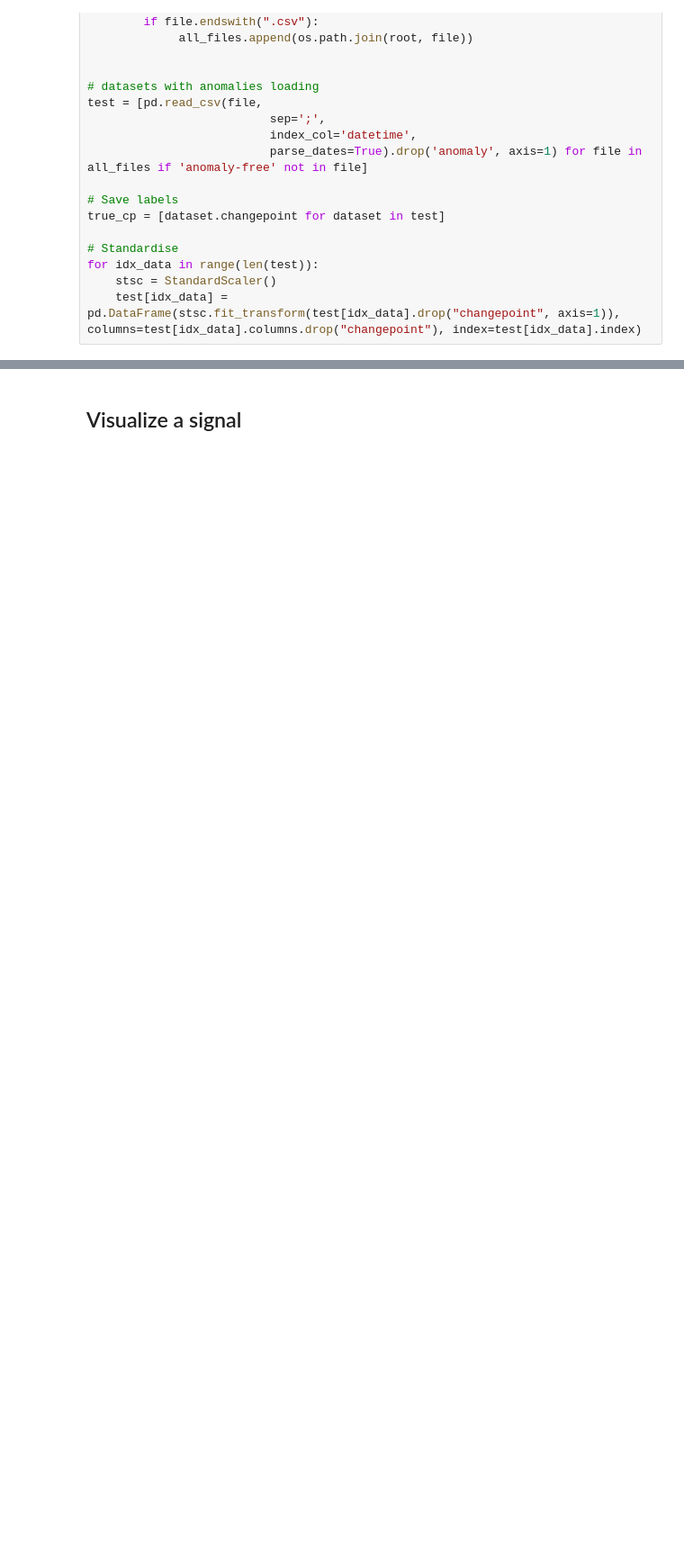
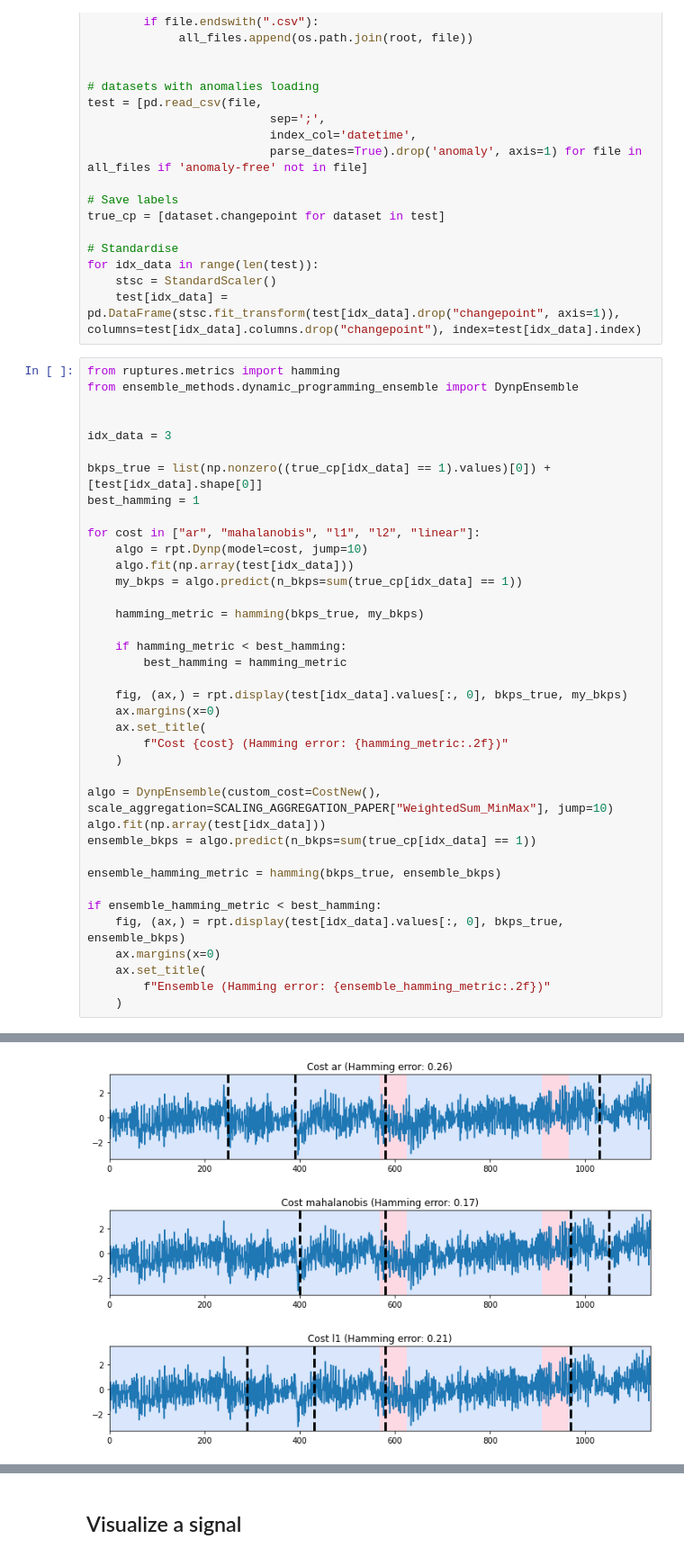
Before and after one commit to theovincent/CPDE, a Jupyter notebook: SKAB_scores.ipynb, the cells around one changed output, grey strips where cells are left out. Shown: that part at 90% size. Drawn from its saved outputs; the diff is of its cells as text; blank space fills up the shorter version.

```diff
--- a/SKAB_scores.ipynb
+++ b/SKAB_scores.ipynb
@@ -53,3 +52,42 @@ true_cp = [dataset.changepoint for dataset in test]
 for idx_data in range(len(test)):
     stsc = StandardScaler()
     test[idx_data] = pd.DataFrame(stsc.fit_transform(test[idx_data].drop("changepoint", axis=1)), columns=test[idx_data].columns.drop("changepoint"), index=test[idx_data].index)
+# %%
+from ruptures.metrics import hamming
+from ensemble_methods.dynamic_programming_ensemble import DynpEnsemble
+
+
+idx_data = 3
+
+bkps_true = list(np.nonzero((true_cp[idx_data] == 1).values)[0]) + [test[idx_data].shape[0]]
+best_hamming = 1
+
+for cost in ["ar", "mahalanobis", "l1", "l2", "linear"]:
+    algo = rpt.Dynp(model=cost, jump=10)
+    algo.fit(np.array(test[idx_data]))
+    my_bkps = algo.predict(n_bkps=sum(true_cp[idx_data] == 1))
+
+    hamming_metric = hamming(bkps_true, my_bkps)
+
+    if hamming_metric < best_hamming:
+        best_hamming = hamming_metric
+
+    fig, (ax,) = rpt.display(test[idx_data].values[:, 0], bkps_true, my_bkps)
+    ax.margins(x=0)
+    ax.set_title(
+        f"Cost {cost} (Hamming error: {hamming_metric:.2f})"
+    )
+
+algo = DynpEnsemble(custom_cost=CostNew(), scale_aggregation=SCALING_AGGREGATION_PAPER["WeightedSum_MinMax"], jump=10)
+algo.fit(np.array(test[idx_data]))
+ensemble_bkps = algo.predict(n_bkps=sum(true_cp[idx_data] == 1))
+
+ensemble_hamming_metric = hamming(bkps_true, ensemble_bkps)
+
+if ensemble_hamming_metric < best_hamming:
+    fig, (ax,) = rpt.display(test[idx_data].values[:, 0], bkps_true, ensemble_bkps)
+    ax.margins(x=0)
+    ax.set_title(
+        f"Ensemble (Hamming error: {ensemble_hamming_metric:.2f})"
+    )
+# %% [output]
@@ -55,0 +96,3 @@ for idx_data in range(len(test)):
+[figure, added]
+[figure, added]
+[figure, added]
```
Also changed, not shown: parts of 6 cells of this notebook, 2 other files.
